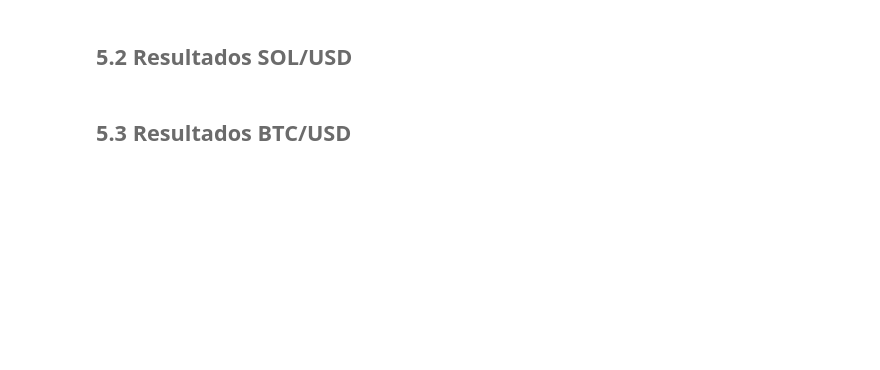
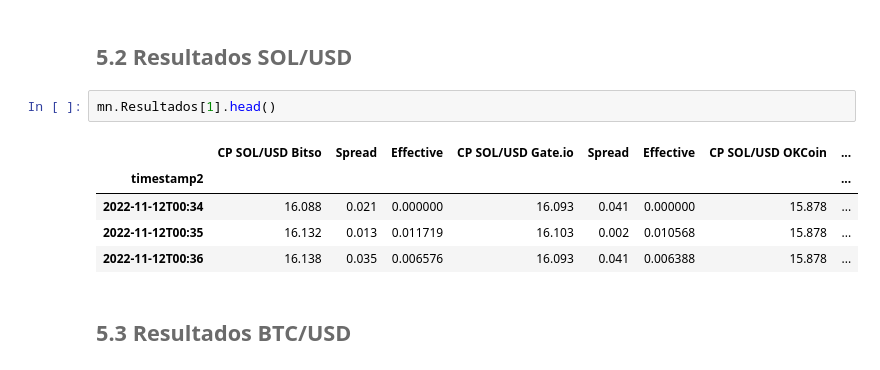
Before and after one commit to CuauhtemocCC/myst_lab4, a Jupyter notebook: notebook.ipynb, the cells around one changed output. Cells and saved outputs as stored; diff of their text form; blank space fills up the shorter version.

```diff
--- a/notebook.ipynb
+++ b/notebook.ipynb
@@ -93,4 +124,12 @@ Como salidas del nuestros procesos, se obtienen nueve tablas, las cuales almacen
 # %% [markdown]
 ## <font color= #6B6B6B> 5.2 Resultados SOL/USD </font>
+# %%
+mn.Resultados[1].head()
+# %% [output]
+|  | CP SOL/USD Bitso | Spread | Effective | CP SOL/USD Gate.io | Spread | Effective | CP SOL/USD OKCoin | ... |
+| timestamp2 |  |  |  |  |  |  |  | ... |
+| 2022-11-12T00:34 | 16.088 | 0.021 | 0.000000 | 16.093 | 0.041 | 0.000000 | 15.878 | ... |
+| 2022-11-12T00:35 | 16.132 | 0.013 | 0.011719 | 16.103 | 0.002 | 0.010568 | 15.878 | ... |
+| 2022-11-12T00:36 | 16.138 | 0.035 | 0.006576 | 16.093 | 0.041 | 0.006388 | 15.878 | ... |
 # %% [markdown]
 ## <font color= #6B6B6B> 5.3 Resultados BTC/USD </font>
```
Also changed, not shown: parts of 5 cells of this notebook, 2 other files.
